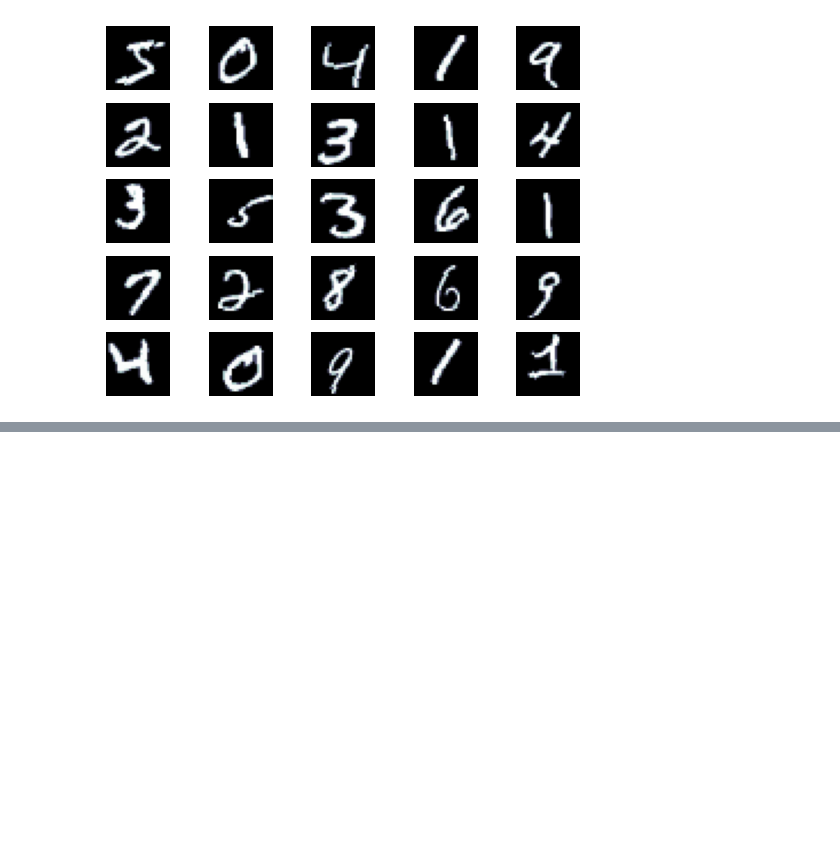
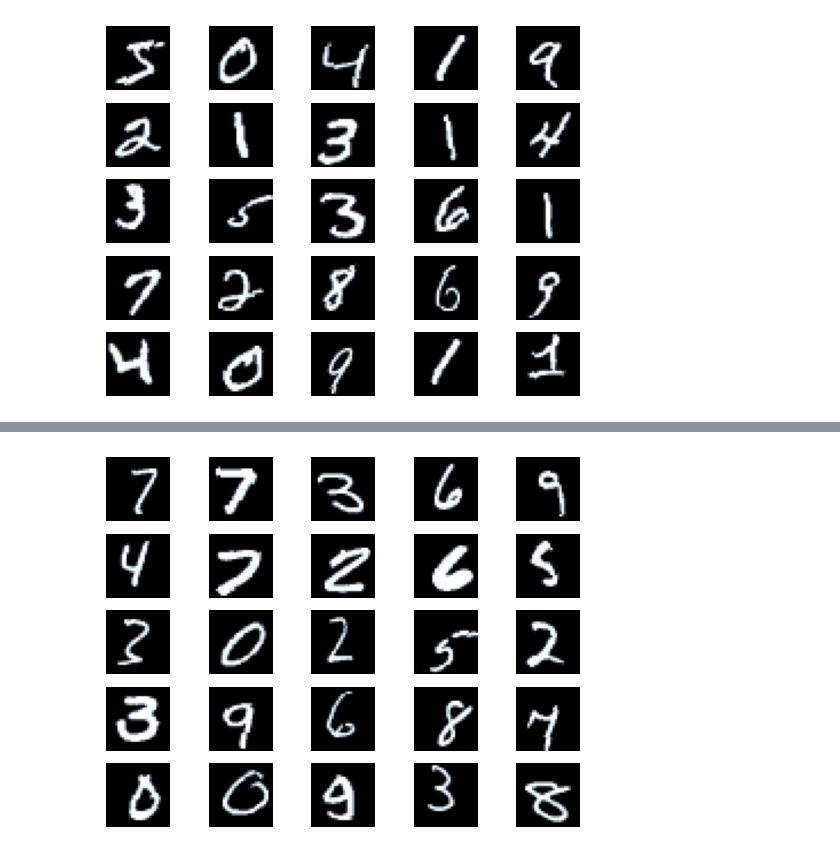
Before and after one commit to yueop/Classification-Practice, a Jupyter notebook: Classification_Practice.ipynb, the cells around one changed output, grey strips where cells are left out. Saved outputs shown, nothing was run; the diff lists cells and outputs as text; code cells hidden in the pictures; blank space fills up the shorter version.

```diff
--- a/Classification_Practice.ipynb
+++ b/Classification_Practice.ipynb
@@ -132,0 +137,9 @@ print(f'실험용 데이터 개수: {len(test_data)}')
+# %%
+#검증용 데이터셋 확인
+N_IMAGES = 25
+
+images = [image for image, label in [valid_data[i] for i in range(N_IMAGES)]]
+
+plot_images(images)
+# %% [output]
+[figure, added]
```
Also changed, not shown: parts of 6 cells of this notebook.
